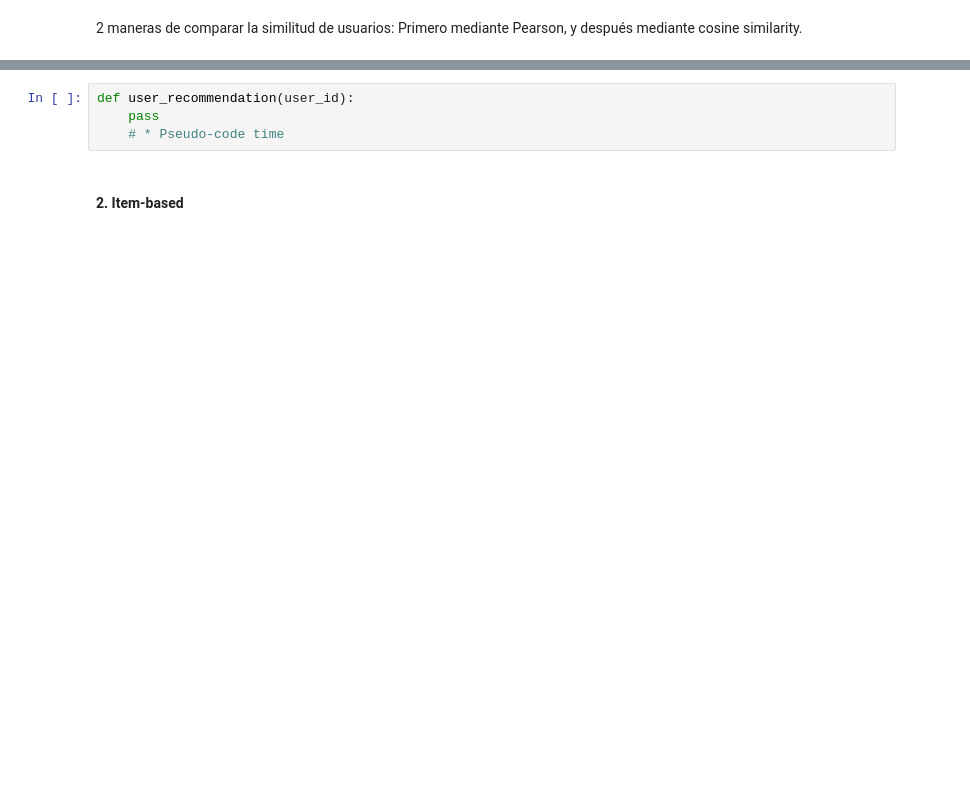
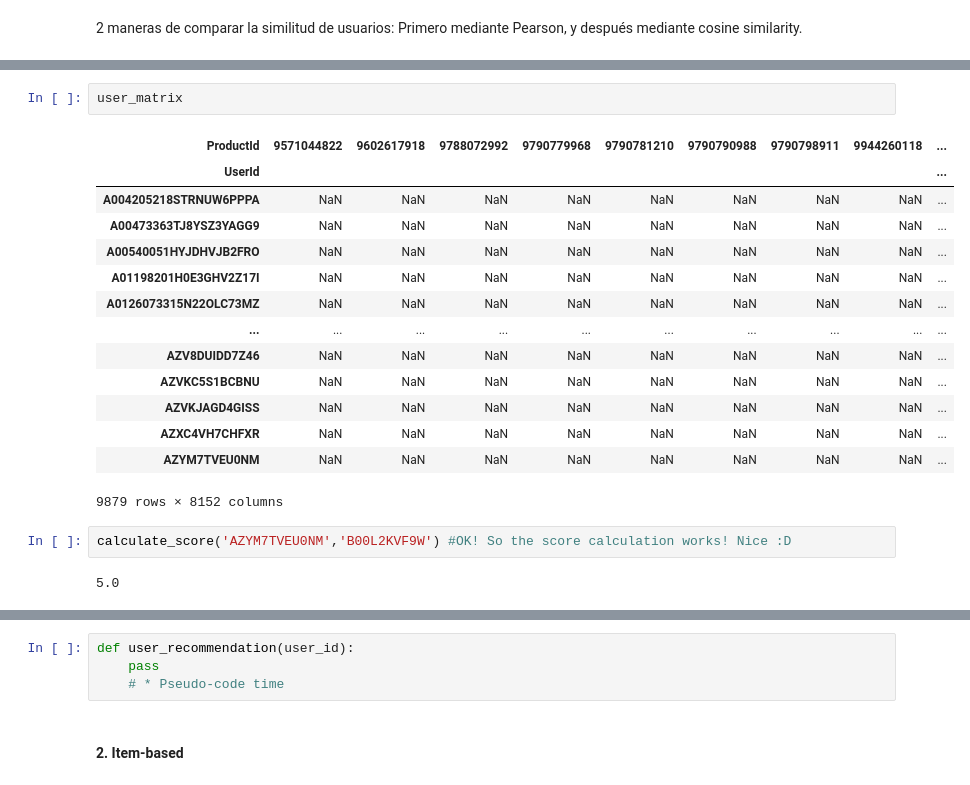
Before and after one commit to yagoTobi/5th-Year-Second-Term-ICAI, a Jupyter notebook: Machine Learning III/Ejercicio Clase/amazon_beauty.ipynb, the cells around one changed output, grey strips where cells are left out. Cells and saved outputs as stored; diff of their text form; blank space fills up the shorter version.

```diff
--- a/Machine Learning III/Ejercicio Clase/amazon_beauty.ipynb
+++ b/Machine Learning III/Ejercicio Clase/amazon_beauty.ipynb
@@ -275,0 +392,21 @@ user_sim_pearson.head()
+# %%
+user_matrix
+# %% [output]
+| ProductId | 9571044822 | 9602617918 | 9788072992 | 9790779968 | 9790781210 | 9790790988 | 9790798911 | 9944260118 | ... |
+| UserId |  |  |  |  |  |  |  |  | ... |
+| A004205218STRNUW6PPPA | NaN | NaN | NaN | NaN | NaN | NaN | NaN | NaN | ... |
+| A00473363TJ8YSZ3YAGG9 | NaN | NaN | NaN | NaN | NaN | NaN | NaN | NaN | ... |
+| A00540051HYJDHVJB2FRO | NaN | NaN | NaN | NaN | NaN | NaN | NaN | NaN | ... |
+| A01198201H0E3GHV2Z17I | NaN | NaN | NaN | NaN | NaN | NaN | NaN | NaN | ... |
+| A0126073315N22OLC73MZ | NaN | NaN | NaN | NaN | NaN | NaN | NaN | NaN | ... |
+| ... | ... | ... | ... | ... | ... | ... | ... | ... | ... |
+| AZV8DUIDD7Z46 | NaN | NaN | NaN | NaN | NaN | NaN | NaN | NaN | ... |
+| AZVKC5S1BCBNU | NaN | NaN | NaN | NaN | NaN | NaN | NaN | NaN | ... |
+| AZVKJAGD4GISS | NaN | NaN | NaN | NaN | NaN | NaN | NaN | NaN | ... |
+| AZXC4VH7CHFXR | NaN | NaN | NaN | NaN | NaN | NaN | NaN | NaN | ... |
+| AZYM7TVEU0NM | NaN | NaN | NaN | NaN | NaN | NaN | NaN | NaN | ... |
+9879 rows × 8152 columns
+# %%
+calculate_score('AZYM7TVEU0NM','B00L2KVF9W') #OK! So the score calculation works! Nice :D
+# %% [output]
+5.0
```
Also changed, not shown: parts of 23 cells of this notebook, 6 other files.
